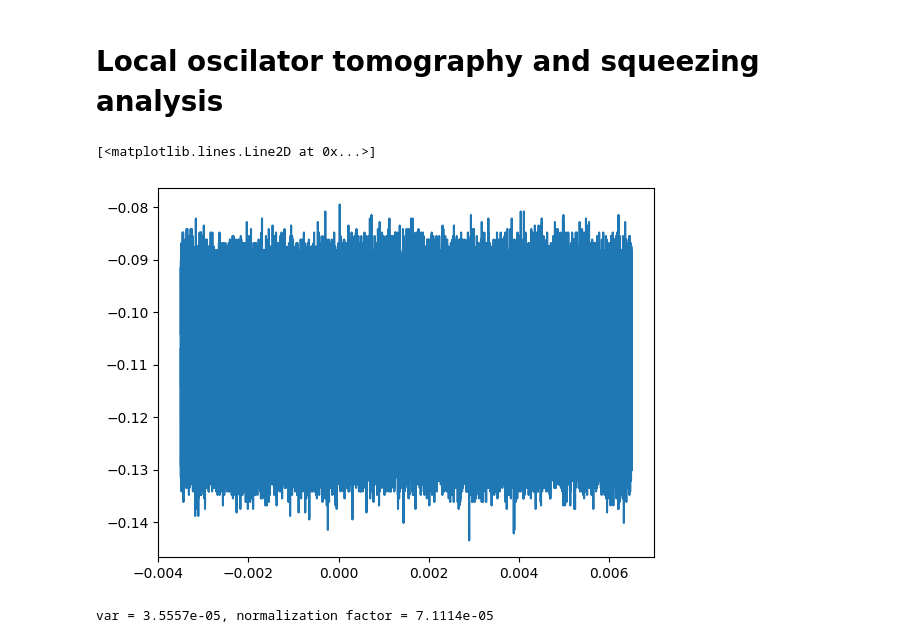
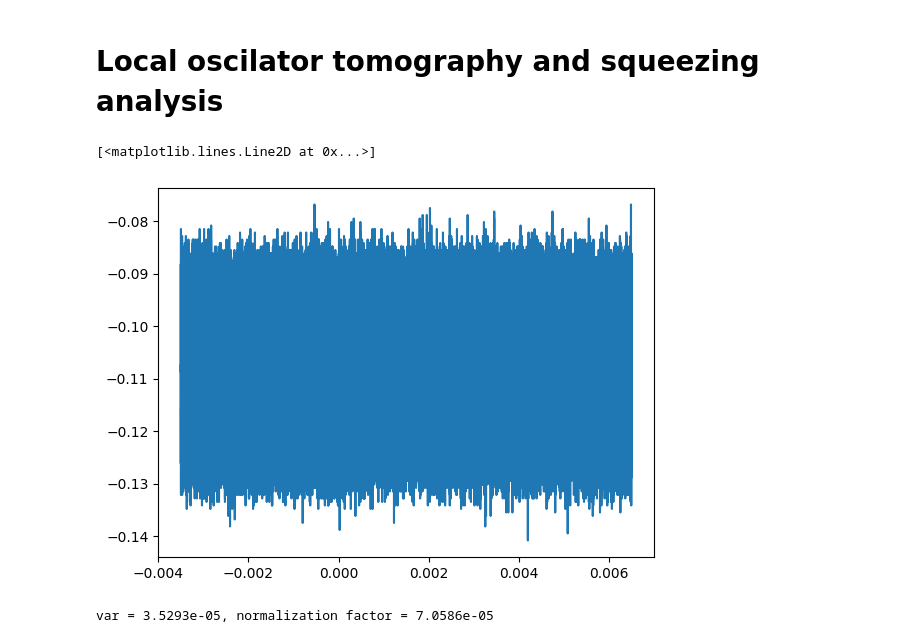
Before and after one commit to cezaris13/Experimental-Techniques-in-Quantum-Technology, a Jupyter notebook: data_analysis.ipynb, the cells around one changed output. Saved outputs shown, nothing was run; the diff lists cells and outputs as text; code cells hidden in the pictures.

```diff
--- a/data_analysis.ipynb
+++ b/data_analysis.ipynb
@@ -57,19 +57,19 @@ t=0.001995s  squeezing=-3.752 dB
 # %% [markdown]
 # Local oscilator tomography and squeezing analysis
 # %%
-vacuum_data = ScopeData(path='data/C1shotnoise00000.trc',parseAll=False)
+vacuum_data = ScopeData(path='data/ShotNoise.trc',parseAll=False)
 vacuum_data_x = vacuum_data.x[:-2]
 vacuum_data_y = vacuum_data.y[:-2]
 
 plt.figure()
 plt.plot(vacuum_data_x,vacuum_data_y)
 # %% [output]
 [<matplotlib.lines.Line2D at 0x...>]
-[figure, old version]
+[figure, new version]
 # %%
 vacuum_variance = np.var(vacuum_data_y)
 normalization_factor = vacuum_variance / 0.5
 print(f"var = {vacuum_variance:.4e}, normalization factor = {normalization_factor:.4e}")
 # %% [output]
-var = 3.5557e-05, normalization factor = 7.1114e-05
+var = 3.5293e-05, normalization factor = 7.0586e-05
 # %%
```
Also changed, not shown: parts of 2 cells of this notebook, 6 other files.
